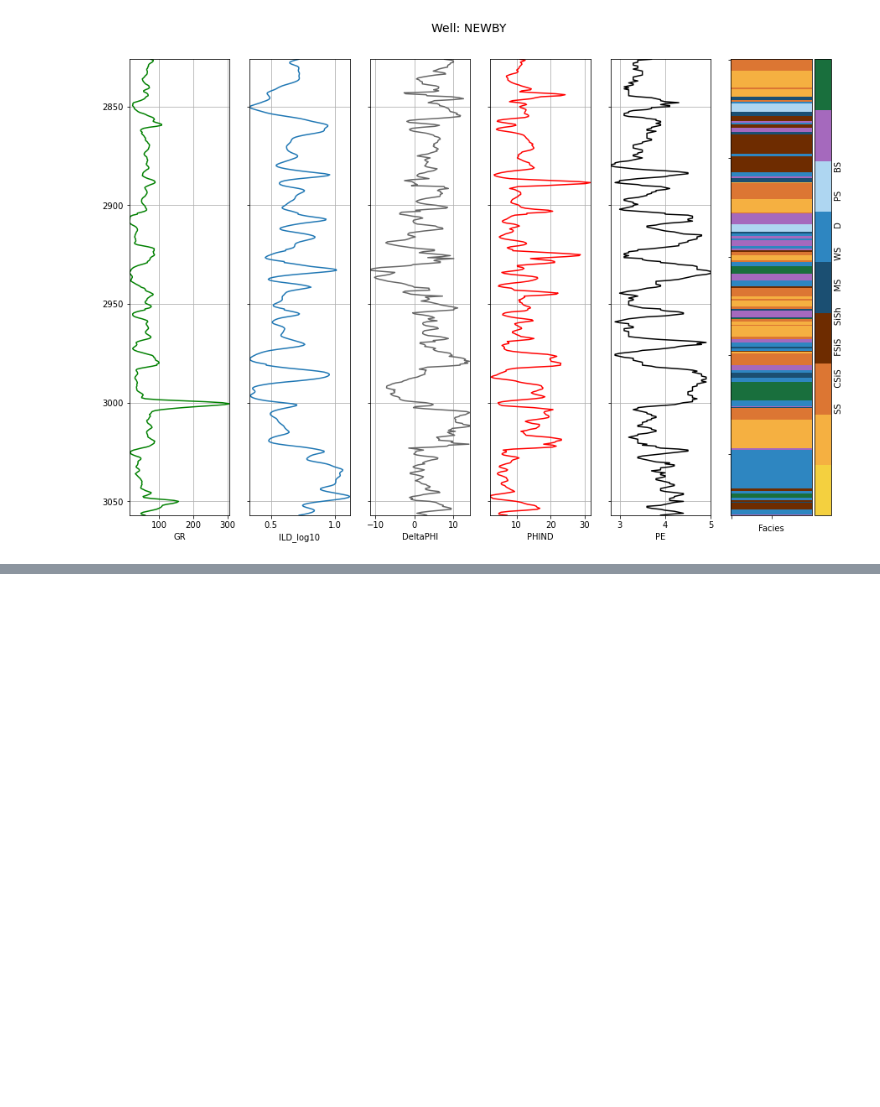
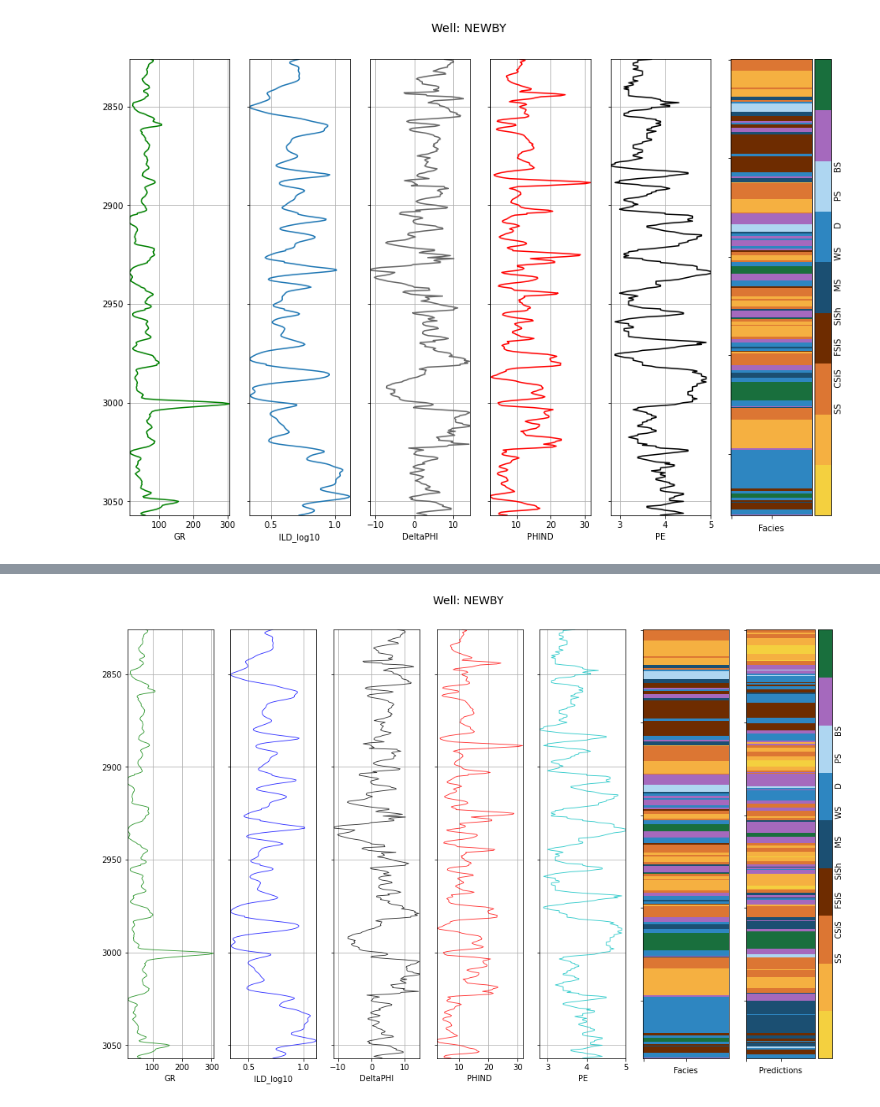
Before and after one commit to Olaifee/Neural-Network-Prediction-Log-Facies, a Jupyter notebook: NN Prediction of Log facies.ipynb, the cells around one changed output, grey strips where cells are left out. Drawn from its saved outputs; the diff is of its cells as text; code cells hidden in the pictures; blank space fills up the shorter version.

```diff
--- a/NN Prediction of Log facies.ipynb
+++ b/NN Prediction of Log facies.ipynb
@@ -360,0 +361,22 @@ Epoch 3/200
+# %%
+learning_rate = 1e-2
+num_layers = 4
+num_nodes = 128
+activation = 'relu'
+dp= 1
+model = create_model(learning_rate=learning_rate,
+                     num_dense_layers=num_layers,
+                     num_dense_nodes=num_nodes,
+                     activation=activation,
+                     dp=dp)
+
+es = EarlyStopping(monitor='val_accuracy', min_delta=1e-3, patience=100, verbose=1, mode='auto', restore_best_weights=True)
+rlr = ReduceLROnPlateau(monitor='val_loss', patience=20)
+
+hist = model.fit(x_train,y_train,
+                 validation_data=(x_test,y_test),
+                 epochs=50,
+                 batch_size=128,
+                 verbose=1,
+                 callbacks=[es, rlr],
+                 )
@@ -360,0 +407,7 @@ Epoch 3/200
+# %%
+y_pred = model.predict(X_hold_out)
+hold_out_df['Predictions']= np.argmax(y_pred, axis=1) + 1
+# %%
+fig = compare_facies_plot(hold_out_df, 'Predictions', facies_colors)
+# %% [output]
+[figure, added]
```
Also changed, not shown: parts of 6 cells of this notebook.
